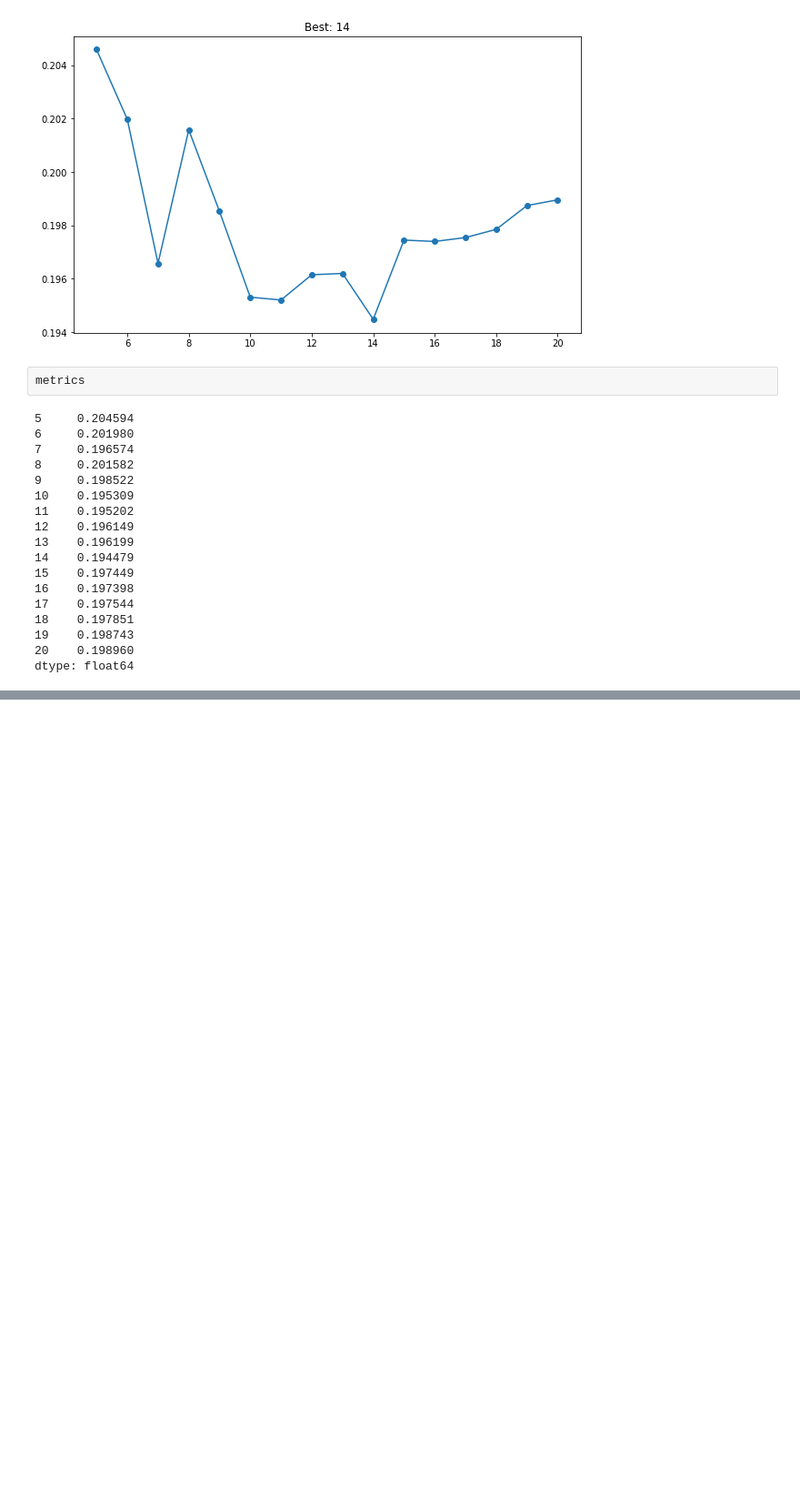
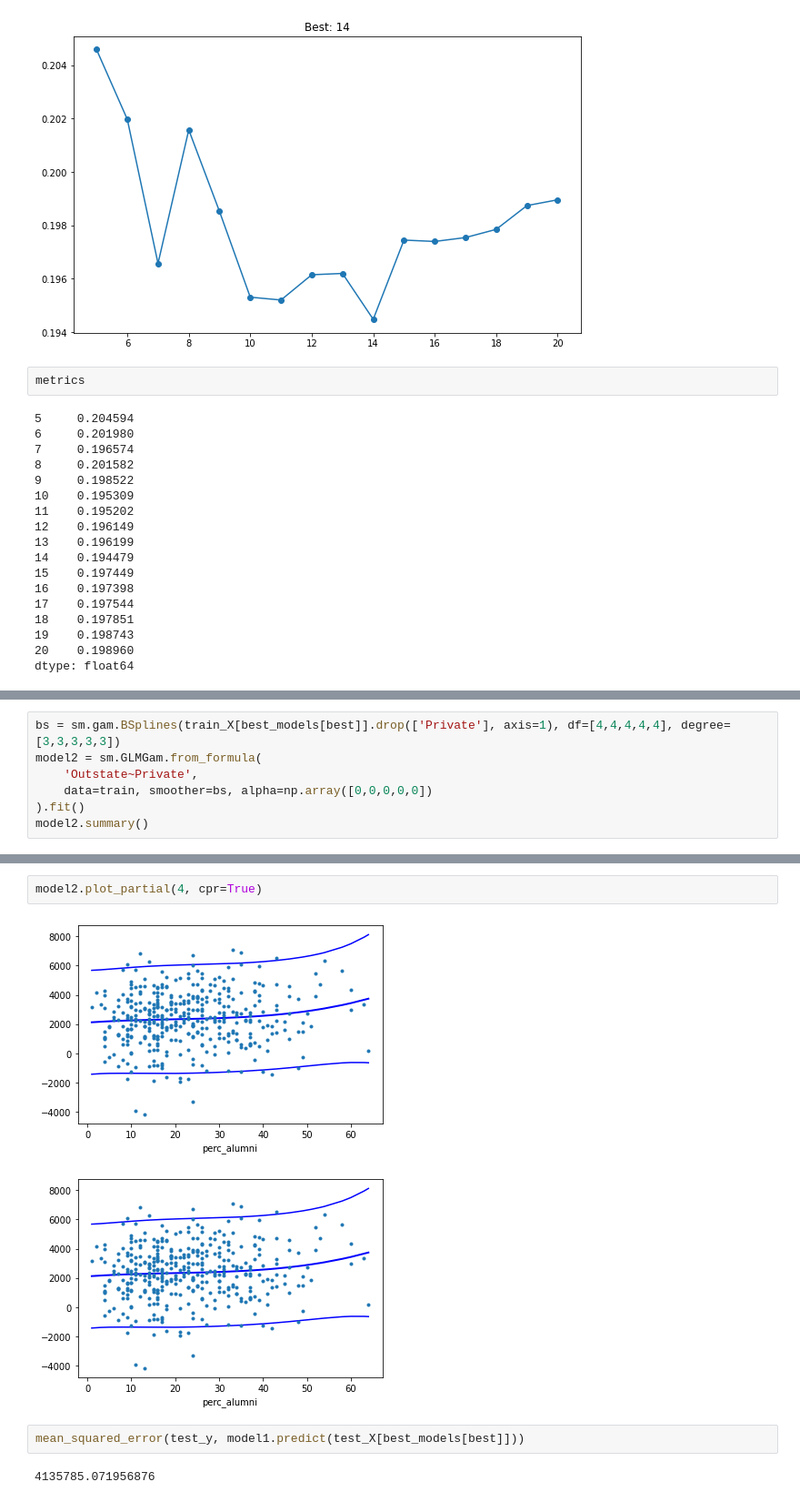
Before and after one commit to vivialprt/ISLR, a Jupyter notebook: Chapter7/Solution.ipynb, the cells around one changed output, grey strips where cells are left out. Shown: that part at 91% size. Cells and saved outputs as stored; diff of their text form; blank space fills up the shorter version.

```diff
--- a/Chapter7/Solution.ipynb
+++ b/Chapter7/Solution.ipynb
@@ -601,0 +710,7 @@ Generalized Linear Model Regression Results
+# %%
+bs = sm.gam.BSplines(train_X[best_models[best]].drop(['Private'], axis=1), df=[4,4,4,4,4], degree=[3,3,3,3,3])
+model2 = sm.GLMGam.from_formula(
+    'Outstate~Private',
+    data=train, smoother=bs, alpha=np.array([0,0,0,0,0])
+).fit()
+model2.summary()
@@ -601,0 +744,9 @@ Generalized Linear Model Regression Results
+# %%
+model2.plot_partial(4, cpr=True)
+# %% [output]
+[figure, added]
+[figure, added]
+# %%
+mean_squared_error(test_y, model1.predict(test_X[best_models[best]]))
+# %% [output]
+4135785.071956876
```
Also changed, not shown: parts of 37 cells of this notebook.
